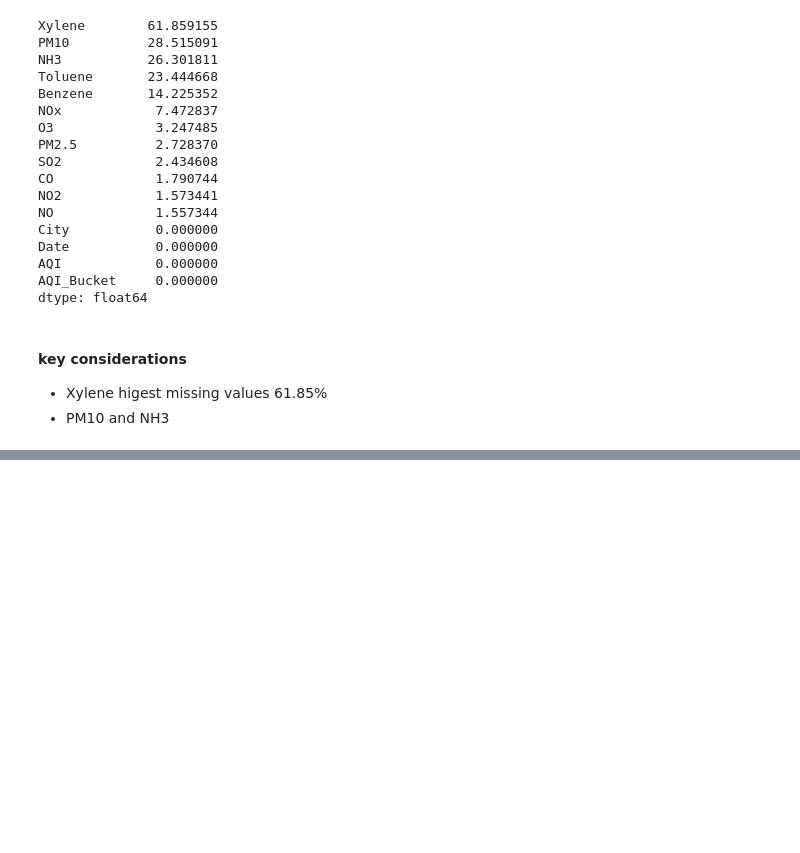
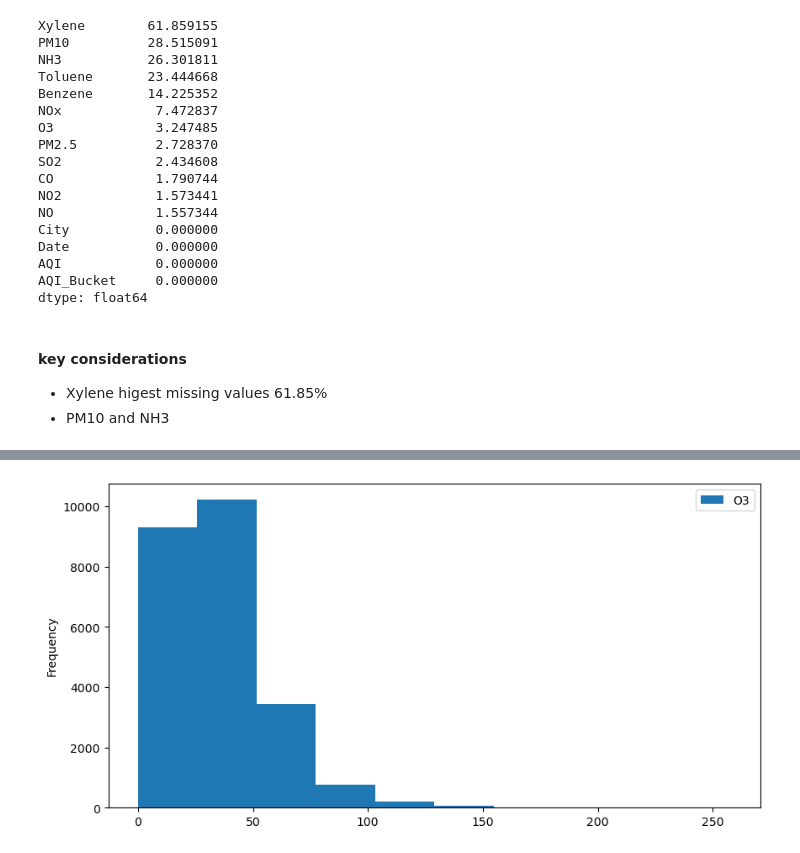
Before and after one commit to aswa8087/Air-Quality-Index, a Jupyter notebook: AirQuality.ipynb, the cells around one changed output, grey strips where cells are left out. Cells and saved outputs as stored; diff of their text form; code cells hidden in the pictures; blank space fills up the shorter version.

```diff
--- a/AirQuality.ipynb
+++ b/AirQuality.ipynb
@@ -139,0 +161,6 @@ dtype: float64
+# %%
+df['O3'].plot(kind='hist', figsize=(10,5))
+plt.legend()
+plt.show()
+# %% [output]
+[figure, added]
```
Also changed, not shown: parts of 29 cells of this notebook.
